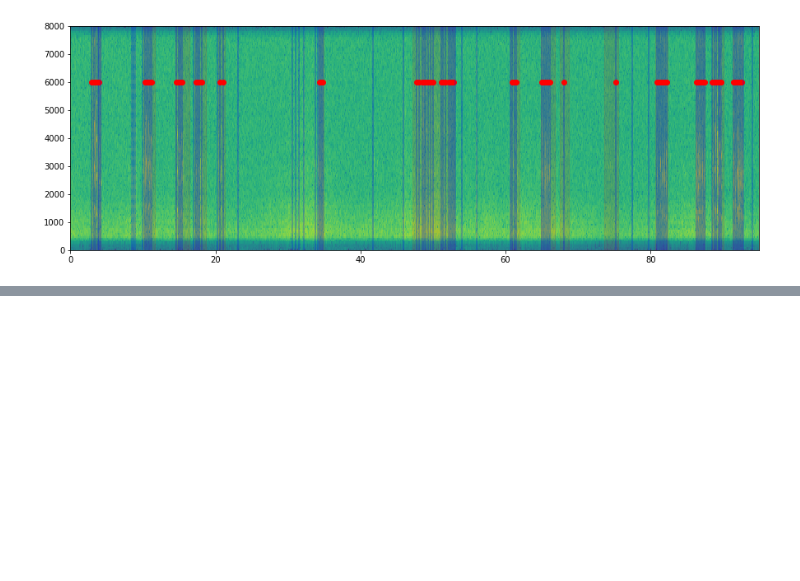
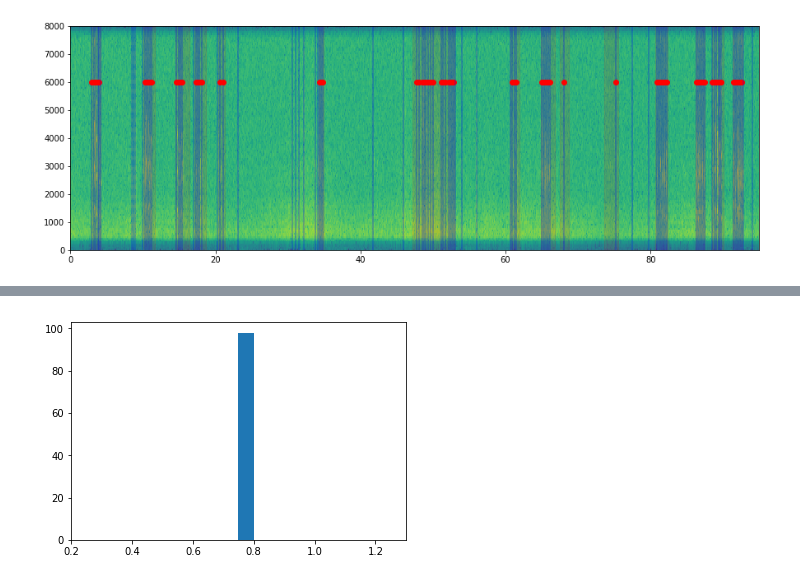
Before and after one commit to RSPB/Birdman, a Jupyter notebook: plot_onsets.ipynb, the cells around one changed output, grey strips where cells are left out. Cells and saved outputs as stored; diff of their text form; code cells hidden in the pictures; blank space fills up the shorter version.

```diff
--- a/plot_onsets.ipynb
+++ b/plot_onsets.ipynb
@@ -76,3 +76,13 @@ onsets = dsp.get_onsets(signal_filtered, sr, nfft=win, hop=hop, onset_detector_t
 plot_specgram_extra(signal_selected, sr, win, hop, signal_start_s, signal_end_s, sheet_selected, onsets)
 # %% [output]
 [figure]
+# %%
+slices_fixed = dsp.get_slices(signal_filtered, sr, nfft=win, hop=hop, onset_detector_type=onset_detector,
+                        onset_threshold=onset_threshold, onset_silence_threshold=onset_silence_threshold,
+                        min_duration_s=min_duration_s, max_duration_s=max_duration_s)
+print('No slices fixed: ', len(slices_fixed))
+
+slices_dyn = dsp.get_slices(signal_filtered, sr, nfft=win, hop=hop, onset_detector_type=onset_detector,
+                        onset_threshold=onset_threshold, onset_silence_threshold=onset_silence_threshold,
+                        min_duration_s=min_duration_s, max_duration_s=None, method='dynamic')
+print('No slices dynamic: ', len(slices_dyn))
@@ -78,0 +92,3 @@ plot_specgram_extra(signal_selected, sr, win, hop, signal_start_s, signal_end_s,
+# %%
+slices_fixed_len = [end - start for start, end in slices_fixed]
+slices_dyn_len = [end - start for start, end in slices_dyn]
@@ -79,5 +115,7 @@ plot_specgram_extra(signal_selected, sr, win, hop, signal_start_s, signal_end_s,
 # %%
-h = plt.hist(l, bins=20)
+h = plt.hist(slices_dyn_len, bins=20)
+# %% [output]
+[figure, added]
 # %%
 # sample *= 32767
 if write_waves:
```
Also changed, not shown: parts of 2 cells of this notebook, 2 other files.
